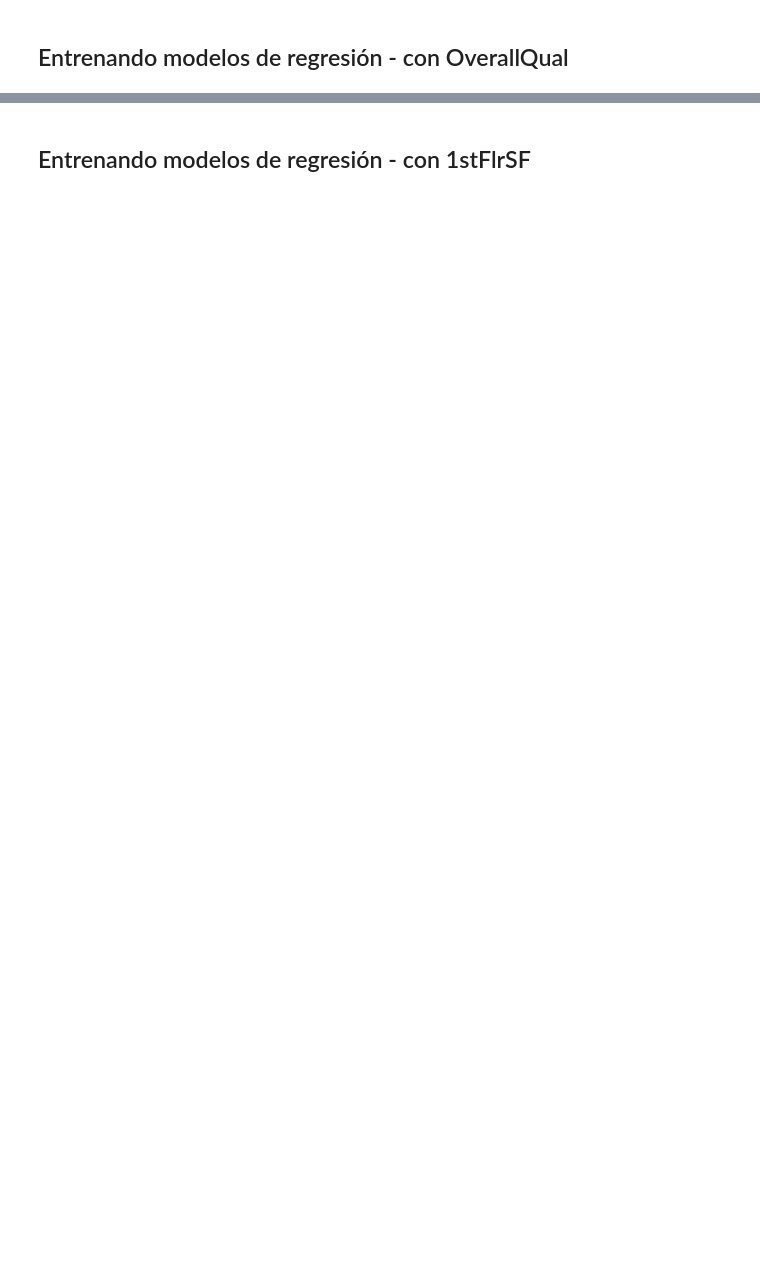
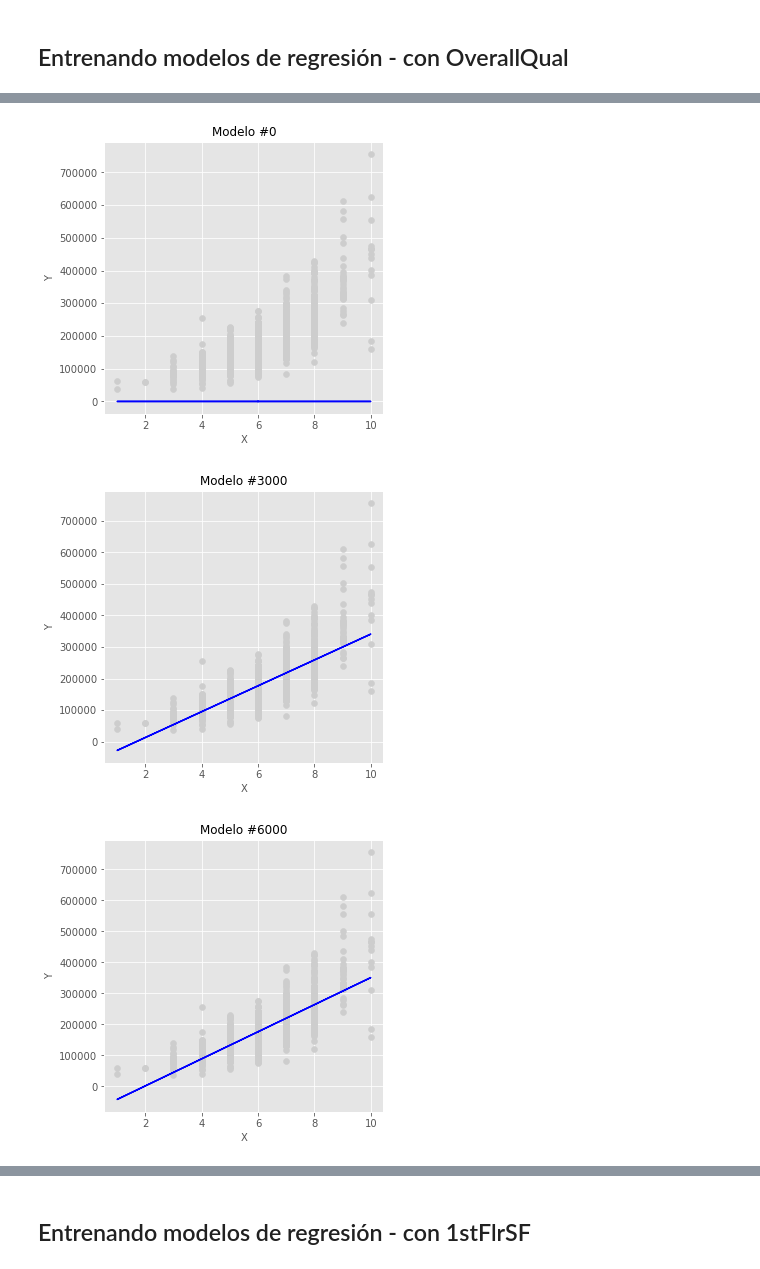
Before and after one commit to ramonescobar/final_project, a Jupyter notebook: Proyecto Final.ipynb, the cells around one changed output, grey strips where cells are left out. Saved outputs shown, nothing was run; the diff lists cells and outputs as text; code cells hidden in the pictures; blank space fills up the shorter version.

Commit message:
Actualización training variables seleccionadas con modelo propio

```diff
--- a/Proyecto Final.ipynb
+++ b/Proyecto Final.ipynb
@@ -97,14 +97,15 @@ Basado en esta información, OverallQual 1stFlrFS son las candidatas a ser las v
 # %%
 class univ_linear_reg():
     def __init__(self, x, y, epochs = 1000, imprimir_error_cada=100, learning_rate = 0.001 ):
+        self.x_original = x
         self.vect_ones = np.ones_like(x).reshape(-1,1)
         self.xr = np.reshape(x,(-1,1))
         self.xr = np.hstack([self.xr,self.vect_ones])
         self.yr = np.reshape(y, (-1,1))
 
         #inicializando betas
-        self.b0 = np.random.randn()
-        self.b1 = np.random.randn()
+        self.b0 = 0
+        self.b1 = 1
         self.betas = np.array([[self.b1],[self.b0]])
 
         #inicilizando almacenamiento de errores y modelo
@@ -126,8 +127,7 @@ class univ_linear_reg():
 
             #Actualizando Betas
             self.betas = self.betas - self.mult_gradient
-
-            self.models[i] = [self.betas, self.y_pred, self.yr]
+            self.models[i] = [self.betas, self.y_pred, self.yr, self.x_original]
 
             #Imprimiendo resultados cada n veces
             if i%imprimir_error_cada==0:
@@ -153,9 +153,10 @@ class univ_linear_reg():
     def model_plot(models_t,n):
         for k in models_t.keys():
             if k%n == 0:
-                plt.figure(figsize = (6,4))
-                plt.plot(models_t[k][1], color ='b')
-                plt.scatter(np.arange(len(models_t[k][1])),models_t[k][2])
+                plt.figure(figsize = (5,5))
+                #plt.scatter(x = models_t[k][3], y = models_t[k][2], color = '#CDCDCD')
+                plt.scatter(x = models_t[k][3], y = models_t[k][2], color = '#CDCDCD')
+                plt.plot(models_t[k][3],  models_t[k][1], linestyle ='solid', color ='b')
                 plt.title("Modelo #"+str(k), fontsize = 12)
                 plt.xlabel("X", fontsize = 10)
                 plt.ylabel("Y", fontsize = 10)
@@ -211,5 +168,5 @@ train_y = train['SalePrice']
 # %%
-m1 = univ_linear_reg(np.array(train_x['OverallQual']), np.array(train_y), 1000000,500000,0.001)
-m1_modelos, m1_errores = model.trained_models()
+m1 = univ_linear_reg(np.array(train['OverallQual']), np.array(train['SalePrice']), 15000,1500,0.01)
+m1_modelos, m1_errores = m1.trained_models()
 # %% [output]
 Iteración:  0
@@ -219,2 +193,6 @@ univ_linear_reg.error_plot(m1_errores)
 # %%
-univ_linear_reg.model_plot(m1_modelos, 8000)
+univ_linear_reg.model_plot(m1_modelos, 3000)
+# %% [output]
+[figure, added]
+[figure, added]
+[figure, added]
```
Also changed, not shown: parts of 16 cells of this notebook.
